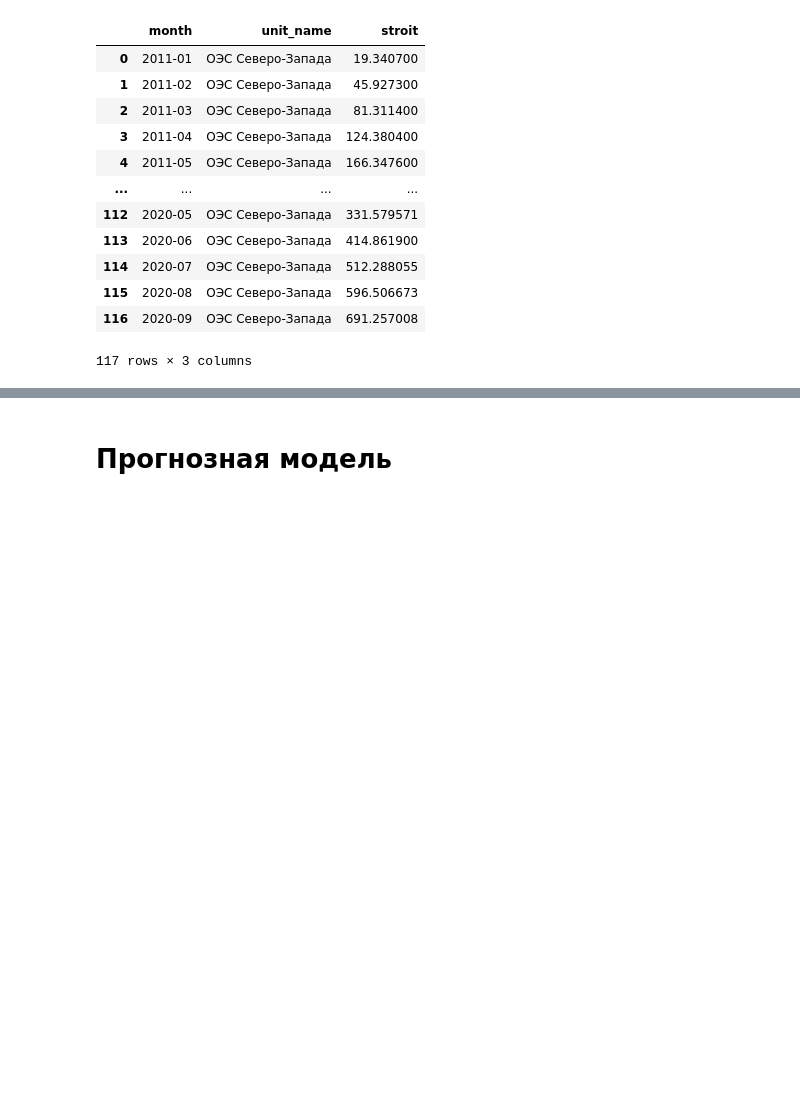
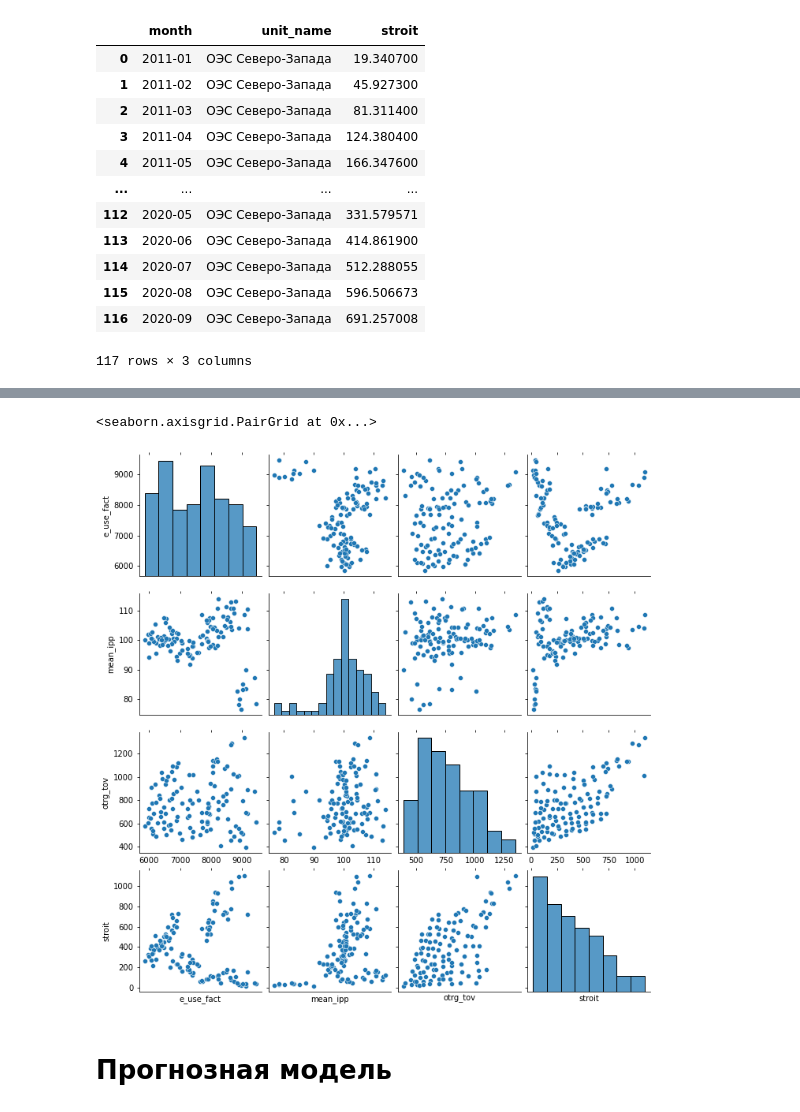
Before and after one commit to dsfnag/dst-off_final, a Jupyter notebook: CiP_FINAL_Minenergo_DST-OFF.ipynb, the cells around one changed output, grey strips where cells are left out. Saved outputs shown, nothing was run; the diff lists cells and outputs as text; code cells hidden in the pictures; blank space fills up the shorter version.

```diff
--- a/CiP_FINAL_Minenergo_DST-OFF.ipynb
+++ b/CiP_FINAL_Minenergo_DST-OFF.ipynb
@@ -879,3 +887,8 @@ plt.yticks(fontweight='light', fontsize=14, rotation=0);
+# %%
+sns.pairplot(df[['e_use_fact','mean_ipp','otrg_tov','stroit']])
+# %% [output]
+<seaborn.axisgrid.PairGrid at 0x...>
+[figure, added]
 # %% [markdown]
 # Прогнозная модель
 # %% [markdown]
```
Also changed, not shown: parts of 25 cells of this notebook, 18 other files.
